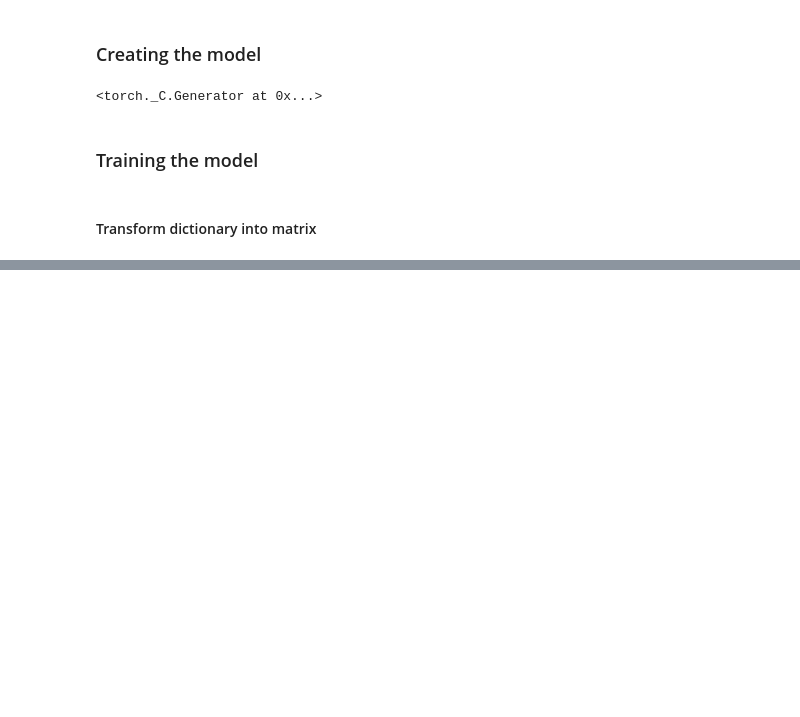
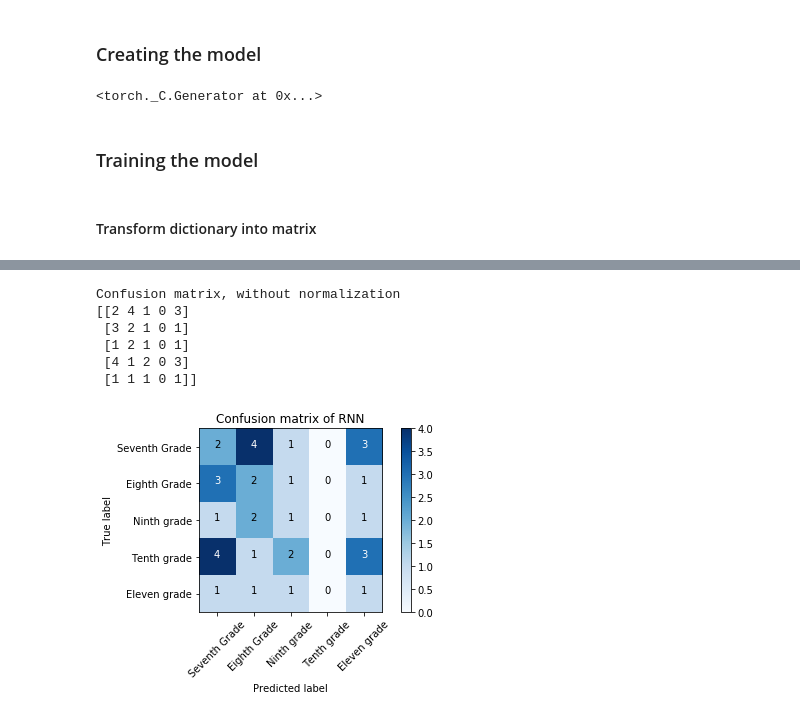
Before and after one commit to Greenhv/Tesis, a Jupyter notebook: Notebook/Pytorch class.ipynb, the cells around one changed output, grey strips where cells are left out. Drawn from its saved outputs; the diff is of its cells as text; code cells hidden in the pictures; blank space fills up the shorter version.

```diff
--- a/Notebook/Pytorch class.ipynb
+++ b/Notebook/Pytorch class.ipynb
@@ -395,0 +563,12 @@ RuntimeError: invalid argument 2: size '[300 x 32 x -1]' is invalid for input wi
+# %%
+plot_title = 'Confusion matrix of RNN'
+plt.figure()
+plot_confusion_matrix(confusionMatrixs[3], classes=CLASSES, title=plot_title)
+# %% [output]
+Confusion matrix, without normalization
+[[2 4 1 0 3]
+ [3 2 1 0 1]
+ [1 2 1 0 1]
+ [4 1 2 0 3]
+ [1 1 1 0 1]]
+[figure, added]
```
Also changed, not shown: parts of 26 cells of this notebook, 1 other file.
